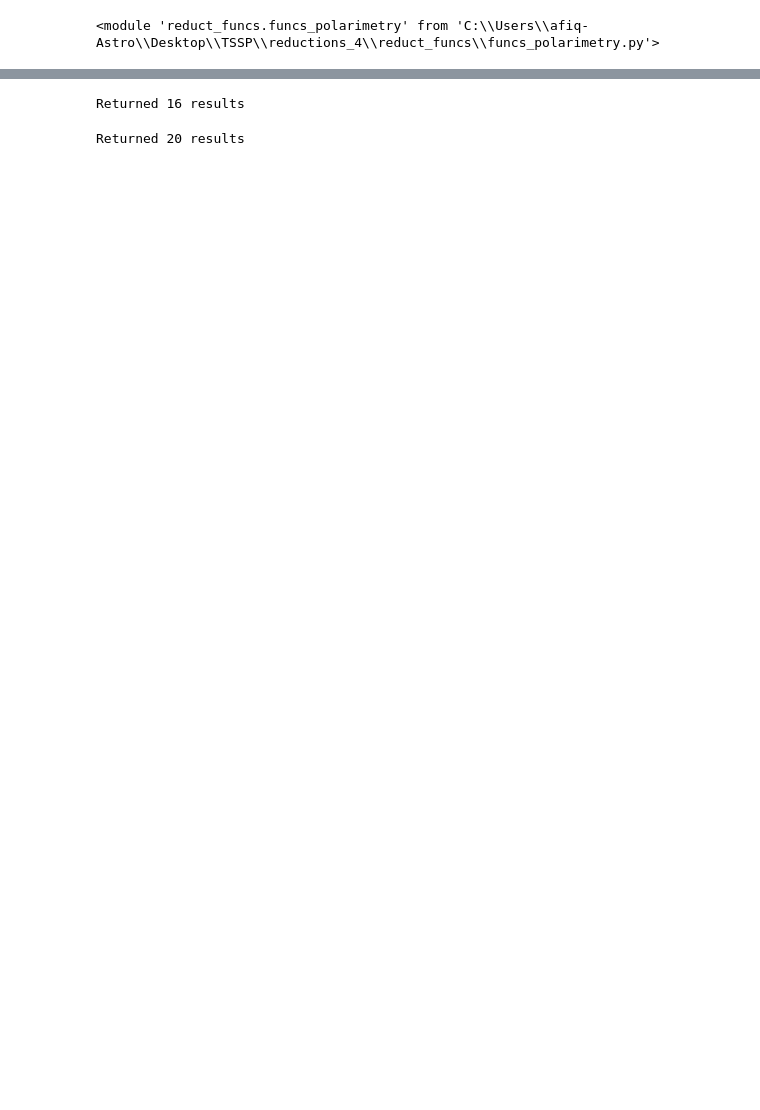
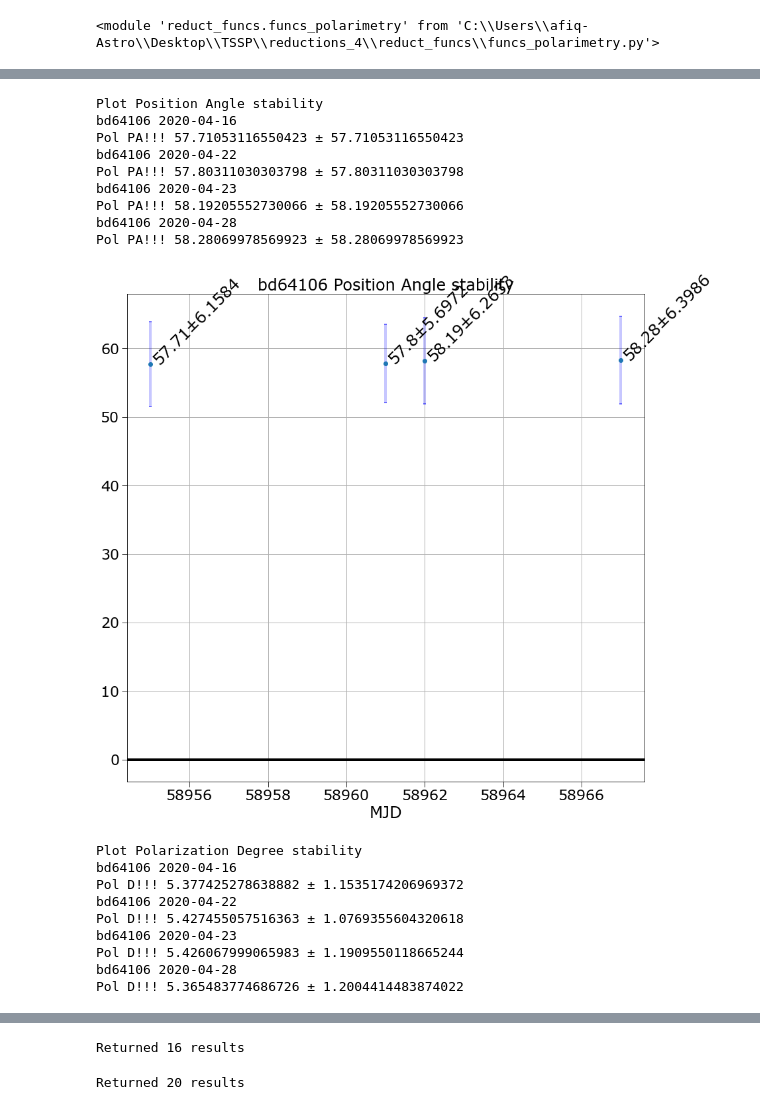
Before and after one commit to coderXmachina2/Suhora_polarimety, a Jupyter notebook: polarimetry_3.ipynb, the cells around one changed output, grey strips where cells are left out. Drawn from its saved outputs; the diff is of its cells as text; code cells hidden in the pictures; blank space fills up the shorter version.

```diff
--- a/polarimetry_3.ipynb
+++ b/polarimetry_3.ipynb
@@ -89,3 +117,26 @@ Returned 3 results
 
 
 #funcs_polarimetry.calib_data(filtered_data, (-0.002, 0.001 ,-0.001 , 0.001), False)
+# %%
+funcs_polarimetry.plot_PA_stability(high_pol_filtered_data , 'degree', True,False, True,'./img_out/stability/EE Cephei_PD_stab')
+funcs_polarimetry.plot_PD_stability(high_pol_filtered_data , 'perc', True,False, True,'./img_out/stability/EE Cephei_PD_stab')
+# %% [output]
+Plot Position Angle stability
+bd64106 2020-04-16
+Pol PA!!! 57.71053116550423 ± 57.71053116550423
+bd64106 2020-04-22
+Pol PA!!! 57.80311030303798 ± 57.80311030303798
+bd64106 2020-04-23
+Pol PA!!! 58.19205552730066 ± 58.19205552730066
+bd64106 2020-04-28
+Pol PA!!! 58.28069978569923 ± 58.28069978569923
+[figure, added]
+Plot Polarization Degree stability
+bd64106 2020-04-16
+Pol D!!! 5.377425278638882 ± 1.1535174206969372
+bd64106 2020-04-22
+Pol D!!! 5.427455057516363 ± 1.0769355604320618
+bd64106 2020-04-23
+Pol D!!! 5.426067999065983 ± 1.1909550118665244
+bd64106 2020-04-28
+Pol D!!! 5.365483774686726 ± 1.2004414483874022
```
Also changed, not shown: parts of 22 cells of this notebook, 4 other files.
